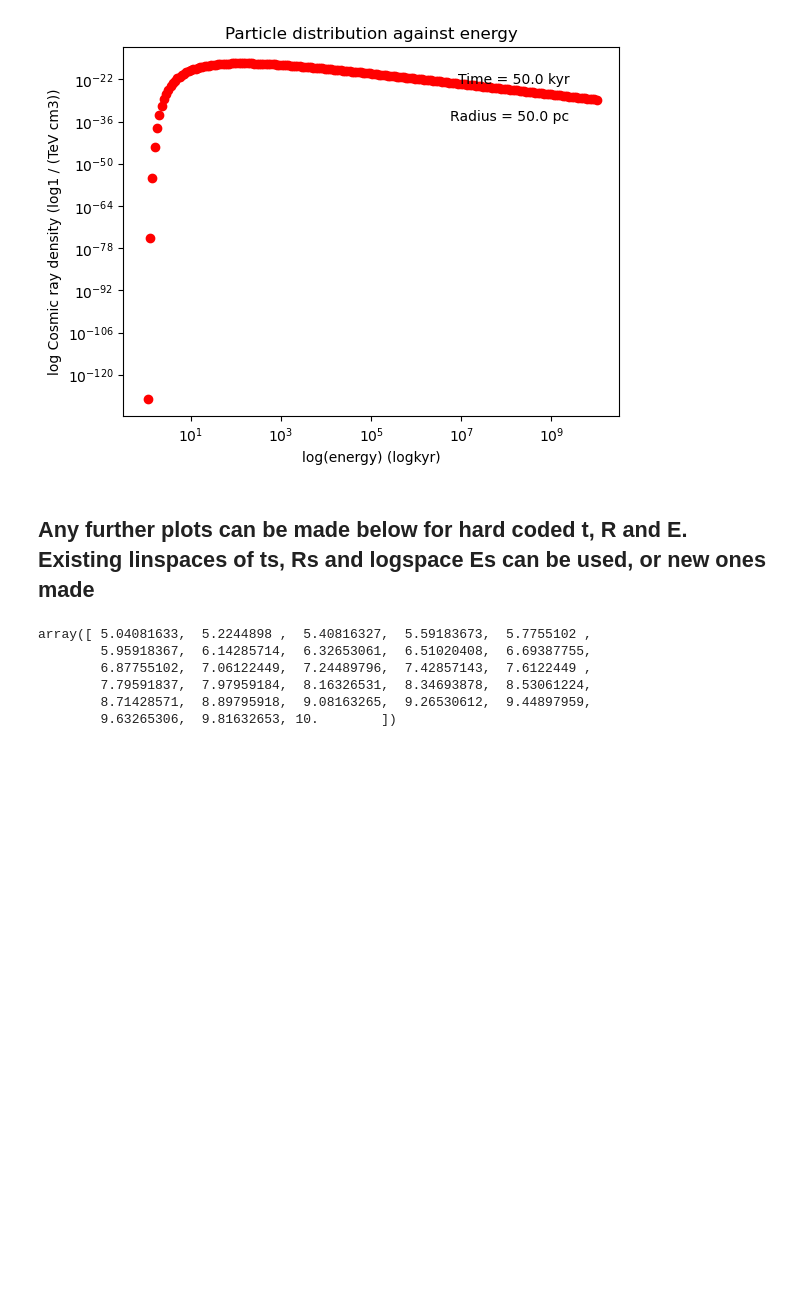
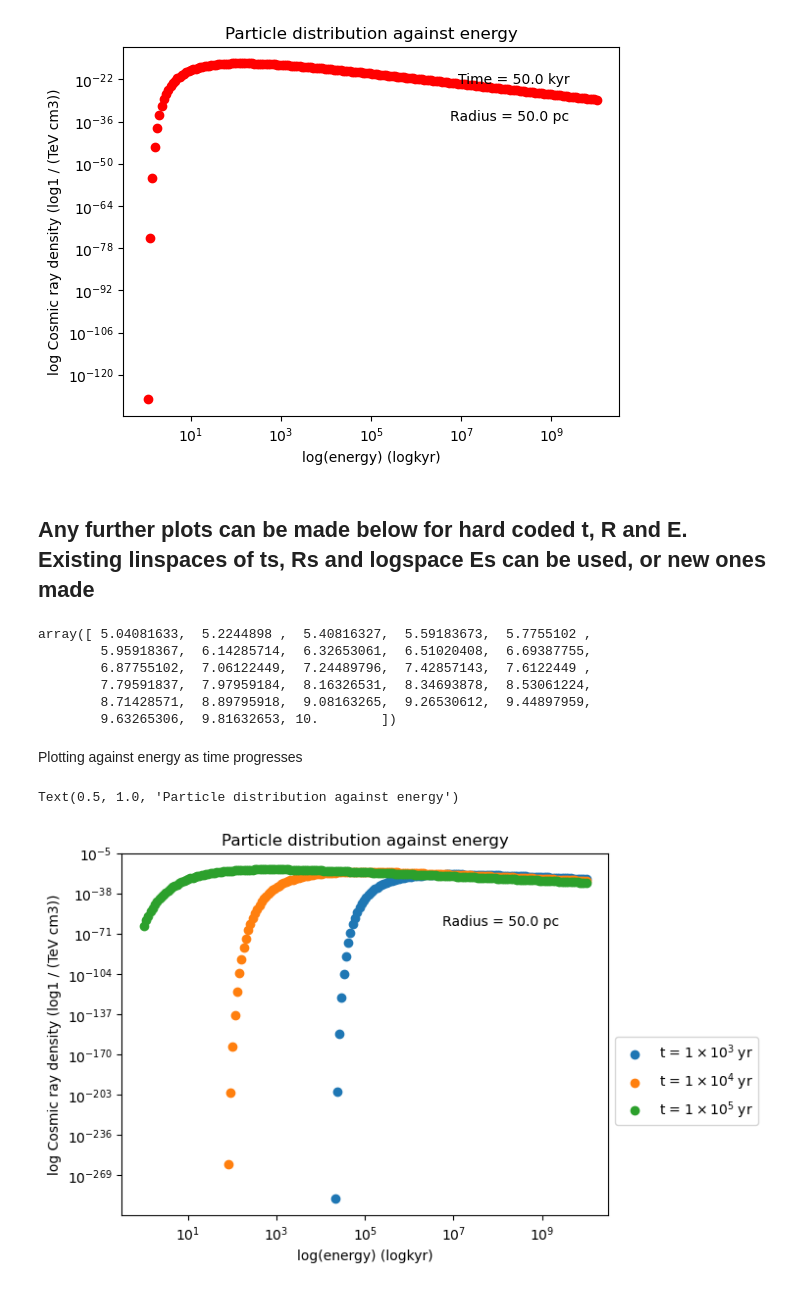
Before and after one commit to JoeBannouna/snr-prac, a Jupyter notebook: ShellInject.ipynb, the cells around one changed output. Cells and saved outputs as stored; diff of their text form; code cells hidden in the pictures; blank space fills up the shorter version.

Commit message:
plots

```diff
--- a/ShellInject.ipynb
+++ b/ShellInject.ipynb
@@ -154,3 +154,27 @@ array([ 5.04081633,  5.2244898 ,  5.40816327,  5.59183673,  5.7755102 ,
         7.79591837,  7.97959184,  8.16326531,  8.34693878,  8.53061224,
         8.71428571,  8.89795918,  9.08163265,  9.26530612,  9.44897959,
         9.63265306,  9.81632653, 10.        ])
+# %% [markdown]
+Plotting against energy as time progresses
+# %%
+Es = np.logspace(0, 10, 200)*u.TeV
+R = 100*u.pc
+T1 = 1000*u.yr
+T2 = 10000*u.yr
+T3 = 100000*u.yr
+
+plt.figure()
+plt.scatter(Es, distribution(Es, R, T1), label=f"t = {T1.to_string(format='latex', precision=2)}")
+plt.scatter(Es, distribution(Es, R, T2), label=f"t = {T2.to_string(format='latex', precision=2)}")
+plt.scatter(Es, distribution(Es, R, T3), label=f"t = {T3.to_string(format='latex', precision=2)}")
+plt.yscale("log")
+plt.xscale("log")
+
+plt.legend(loc='center left', bbox_to_anchor=(1, 0.37))
+plt.xlabel(f"log(energy) (log{ts.unit})")
+plt.ylabel(f"log Cosmic ray density (log{distribution([E_input]*u.TeV, R_input, T).unit})")
+plt.text(0.9, 0.8, f"Radius = {R_input}", transform = plt.gca().transAxes, horizontalalignment="right")
+plt.title("Particle distribution against energy")
+# %% [output]
+Text(0.5, 1.0, 'Particle distribution against energy')
+[figure, added]
```
Also changed, not shown: parts of 2 cells of this notebook.
